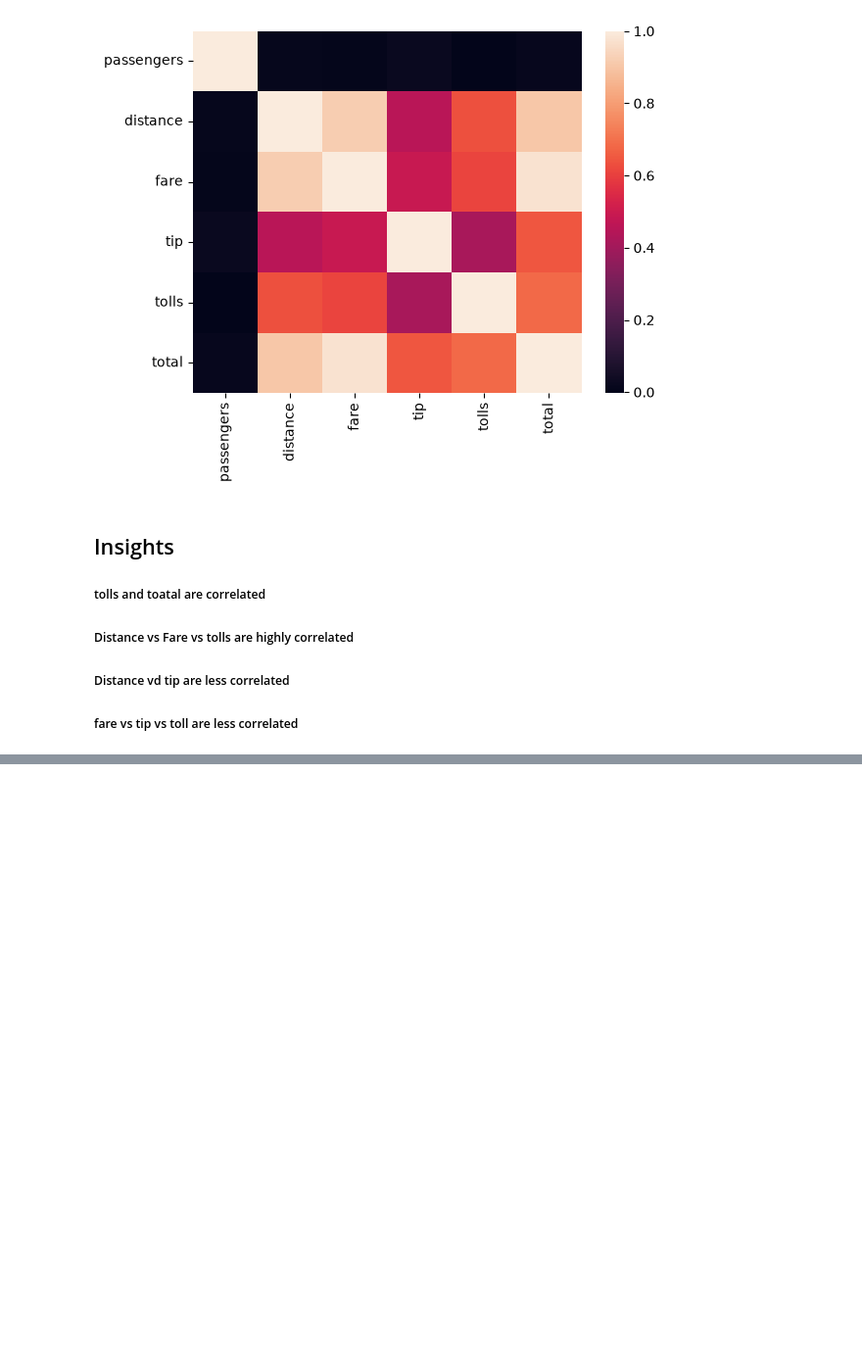
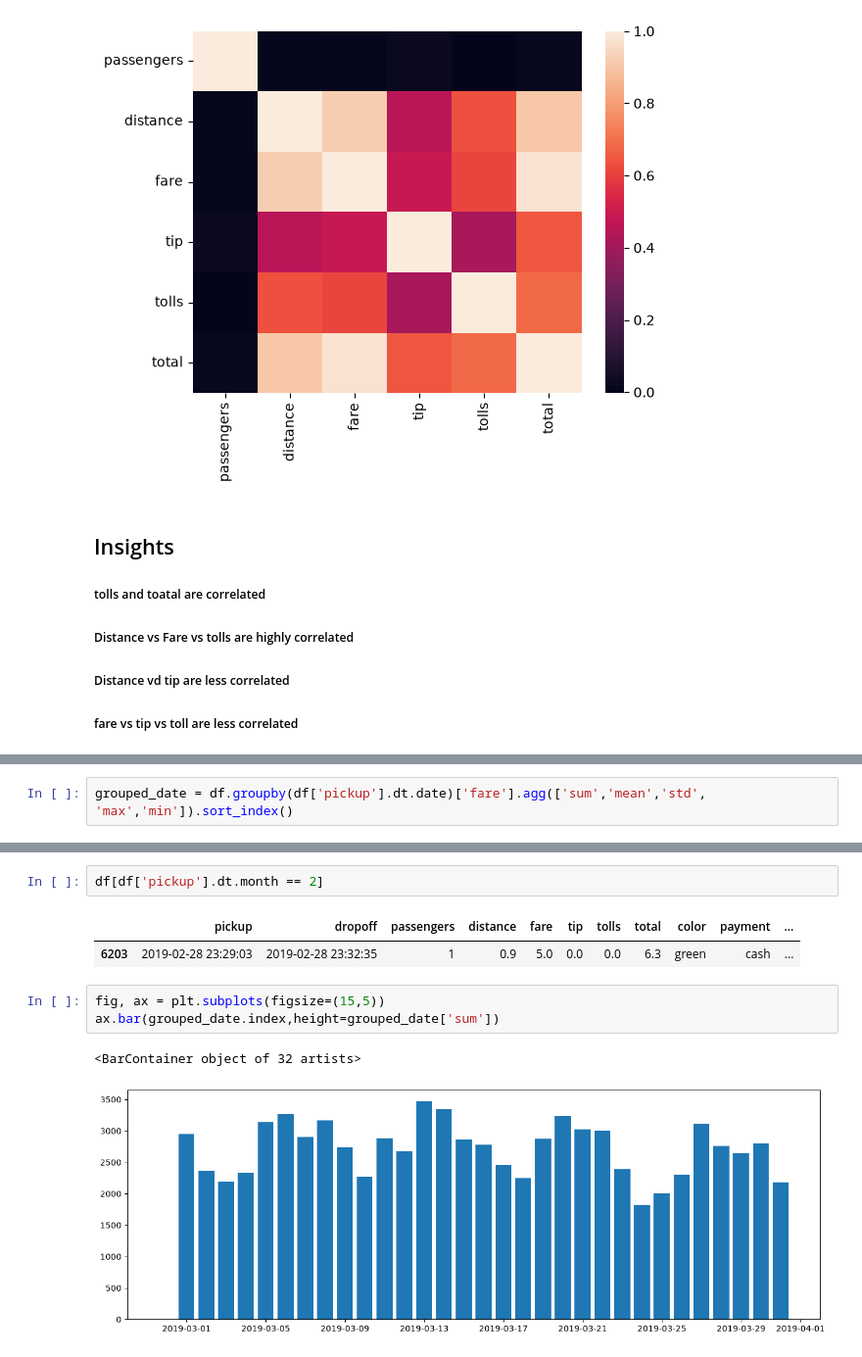
Before and after one commit to MagarVivek009/Exploratory-Data-Analysis-EDA-, a Jupyter notebook: taxis.ipynb, the cells around one changed output, grey strips where cells are left out. Shown at 98% size. Cells and saved outputs as stored; diff of their text form; blank space fills up the shorter version.

Commit message:
day wise fare sum

```diff
--- a/taxis.ipynb
+++ b/taxis.ipynb
@@ -227,0 +254,2 @@ sns.heatmap(corr, xticklabels=quantitative, yticklabels=quantitative)
+# %%
+grouped_date = df.groupby(df['pickup'].dt.date)['fare'].agg(['sum','mean','std', 'max','min']).sort_index()
@@ -227,0 +286,11 @@ sns.heatmap(corr, xticklabels=quantitative, yticklabels=quantitative)
+# %%
+df[df['pickup'].dt.month == 2]
+# %% [output]
+|  | pickup | dropoff | passengers | distance | fare | tip | tolls | total | color | payment | ... |
+| 6203 | 2019-02-28 23:29:03 | 2019-02-28 23:32:35 | 1 | 0.9 | 5.0 | 0.0 | 0.0 | 6.3 | green | cash | ... |
+# %%
+fig, ax = plt.subplots(figsize=(15,5))
+ax.bar(grouped_date.index,height=grouped_date['sum'])
+# %% [output]
+<BarContainer object of 32 artists>
+[figure, added]
```
Also changed, not shown: parts of 12 cells of this notebook.
